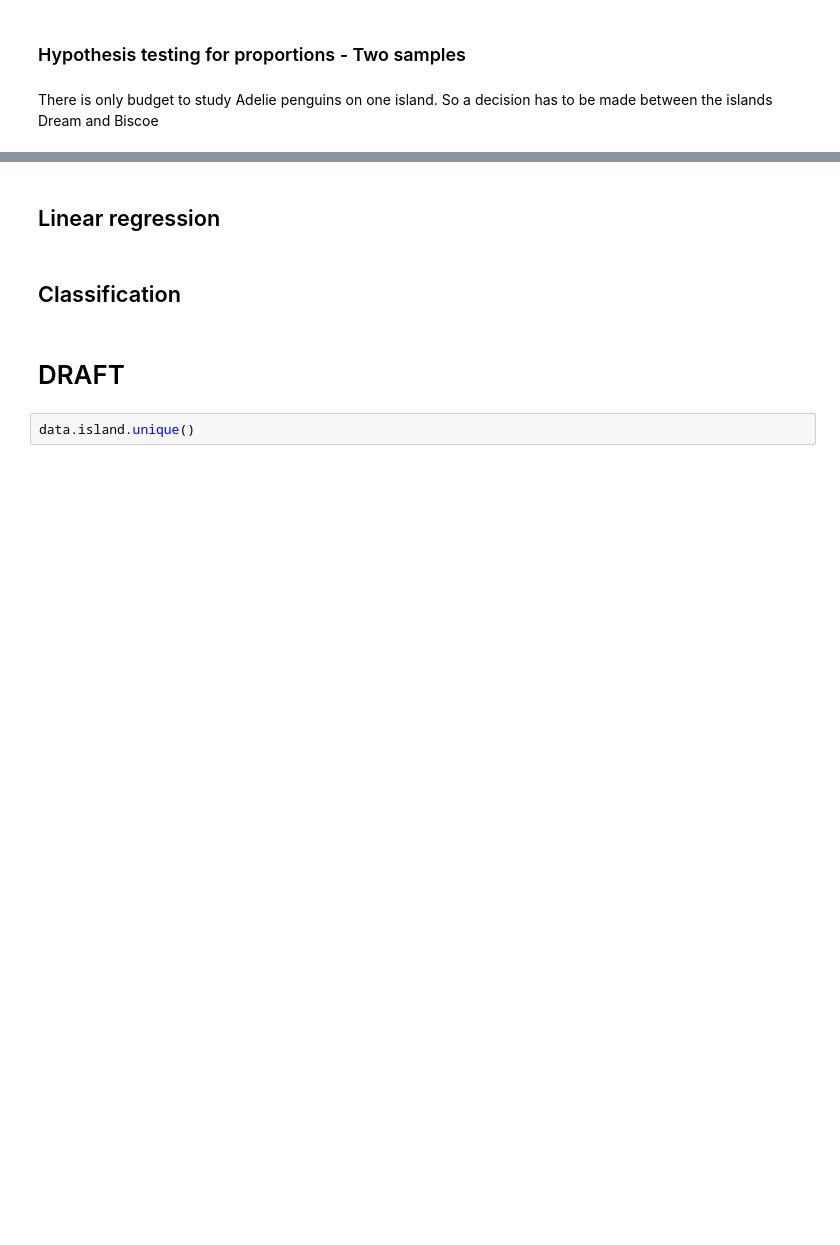
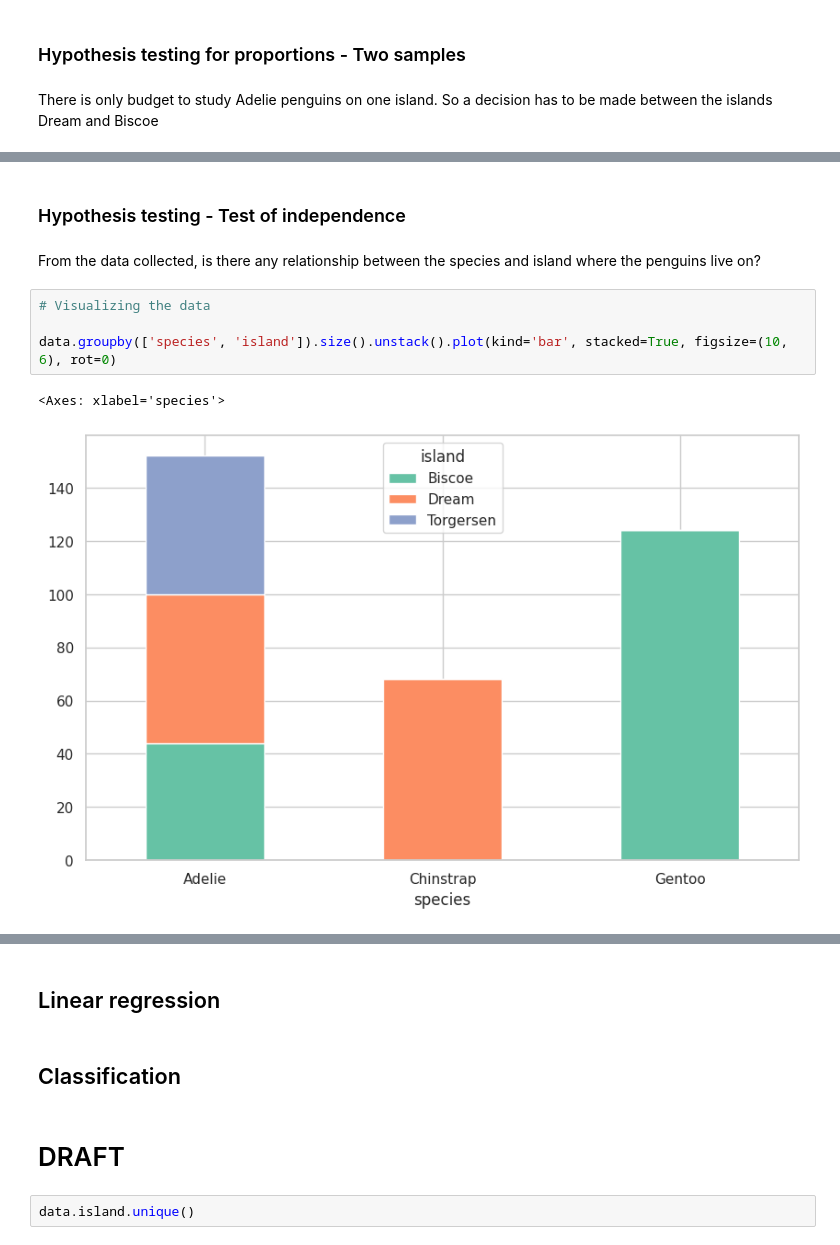
Before and after one commit to carlosjesuscaro/data_analysis_summary, a Jupyter notebook: main.ipynb, the cells around one changed output, grey strips where cells are left out. Cells and saved outputs as stored; diff of their text form; blank space fills up the shorter version.

Commit message:
feat: Hypothesis testing for proportions

```diff
--- a/main.ipynb
+++ b/main.ipynb
@@ -318,0 +379,11 @@ Z-Statistic: -3.38 and P-Value: 0.0734%
+# %% [markdown]
+### Hypothesis testing - Test of independence
+# %% [markdown]
+From the data collected, is there any relationship between the species and island where the penguins live on?
+# %%
+# Visualizing the data
+
+data.groupby(['species', 'island']).size().unstack().plot(kind='bar', stacked=True, figsize=(10, 6), rot=0)
+# %% [output]
+<Axes: xlabel='species'>
+[figure, added]
```
Also changed, not shown: parts of 17 cells of this notebook.
